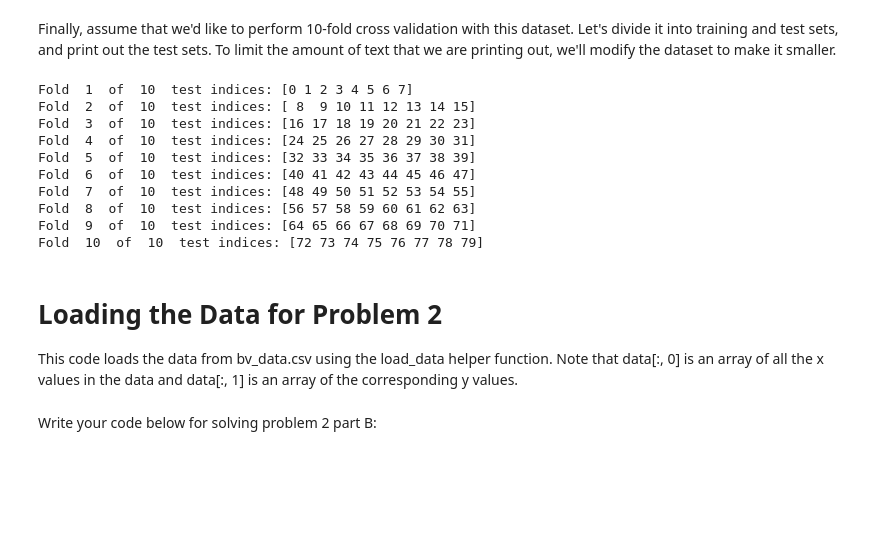
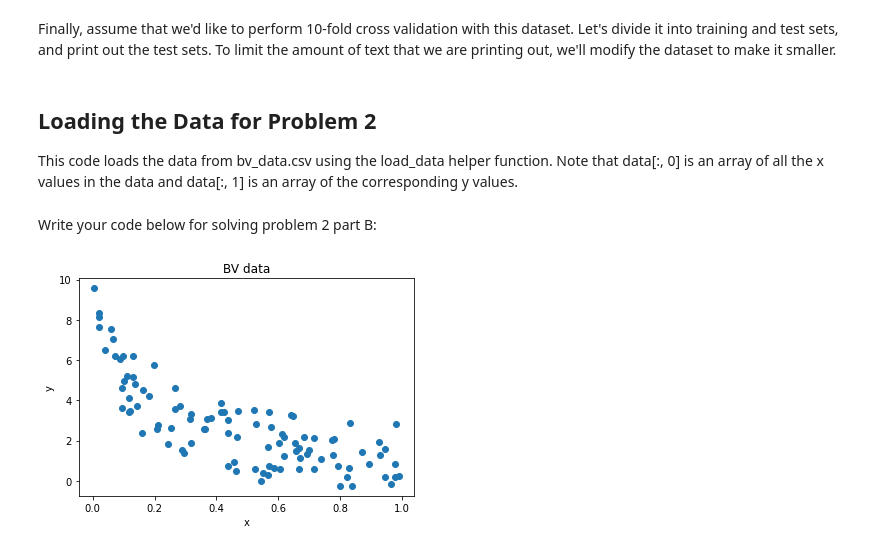
Before and after one commit to sukishore12/Caltech-CS155-2023, a Jupyter notebook: set1/src/2_notebook.ipynb, the cells around one changed output. Drawn from its saved outputs; the diff is of its cells as text; code cells hidden in the pictures; blank space fills up the shorter version.

```diff
--- a/set1/src/2_notebook.ipynb
+++ b/set1/src/2_notebook.ipynb
@@ -95,26 +96,15 @@ i = 1
 for train_index, test_index in kf.split(x):
 
     # Print out test indices:
-    print('Fold ', i, ' of ', num_folds, ' test indices:', test_index)
+    # print('Fold ', i, ' of ', num_folds, ' test indices:', test_index)
 
     # Training and testing data points for this fold:
     x_train, x_test = x[train_index], x[test_index]
     y_train, y_test = y[train_index], y[test_index]
 
     i += 1
-# %% [output]
-Fold  1  of  10  test indices: [0 1 2 3 4 5 6 7]
-Fold  2  of  10  test indices: [ 8  9 10 11 12 13 14 15]
-Fold  3  of  10  test indices: [16 17 18 19 20 21 22 23]
-Fold  4  of  10  test indices: [24 25 26 27 28 29 30 31]
-Fold  5  of  10  test indices: [32 33 34 35 36 37 38 39]
-Fold  6  of  10  test indices: [40 41 42 43 44 45 46 47]
-Fold  7  of  10  test indices: [48 49 50 51 52 53 54 55]
-Fold  8  of  10  test indices: [56 57 58 59 60 61 62 63]
-Fold  9  of  10  test indices: [64 65 66 67 68 69 70 71]
-Fold  10  of  10  test indices: [72 73 74 75 76 77 78 79]
 # %% [markdown]
-# Loading the Data for Problem 2
+## Loading the Data for Problem 2
 
 This code loads the data from bv_data.csv using the load_data helper function. Note that data[:, 0] is an array of all the x values in the data and data[:, 1] is an array of the corresponding y values.
 # %%
@@ -134,2 +120,18 @@ y = data[:, 1]
 # %% [markdown]
 Write your code below for solving problem 2 part B:
+# %%
+data = load_data('data/bv_data.csv')
+x = data[:, 0]
+y = data[:, 1]
+
+# Plot the data:
+plt.figure()
+plt.plot(x, y, marker = 'o', linewidth = 0)
+
+plt.xlabel('x')
+plt.ylabel('y')
+plt.title('BV data')
+
+plt.show()
+# %% [output]
+[figure, added]
```
Also changed, not shown: parts of 9 cells of this notebook, 29 other files.
